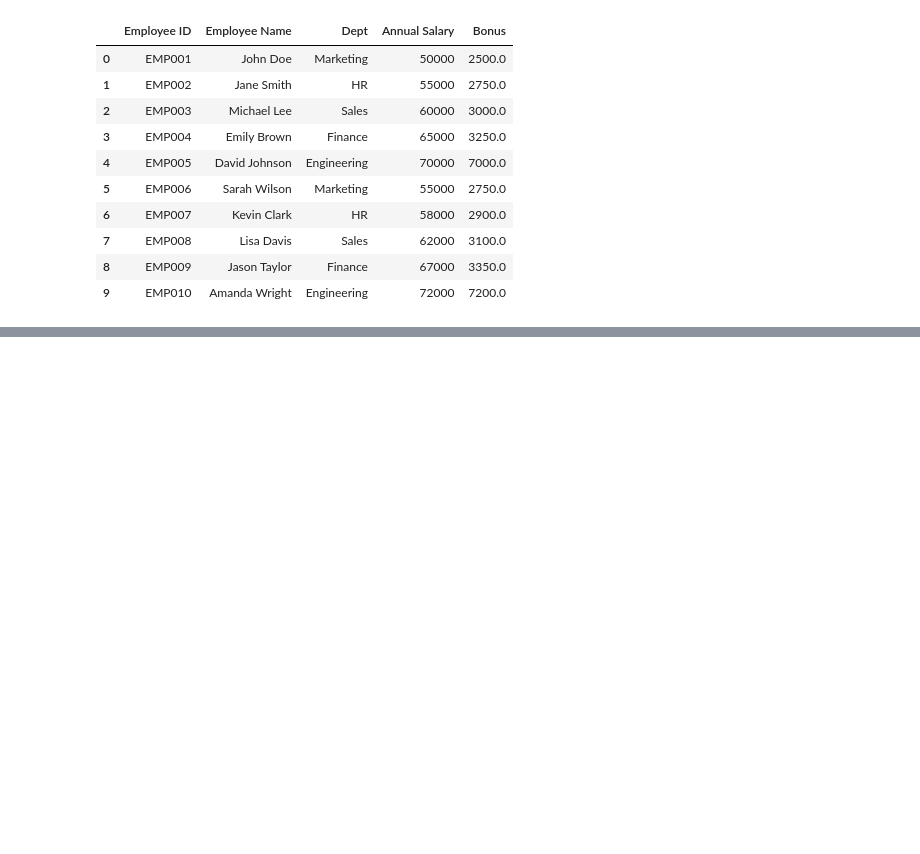
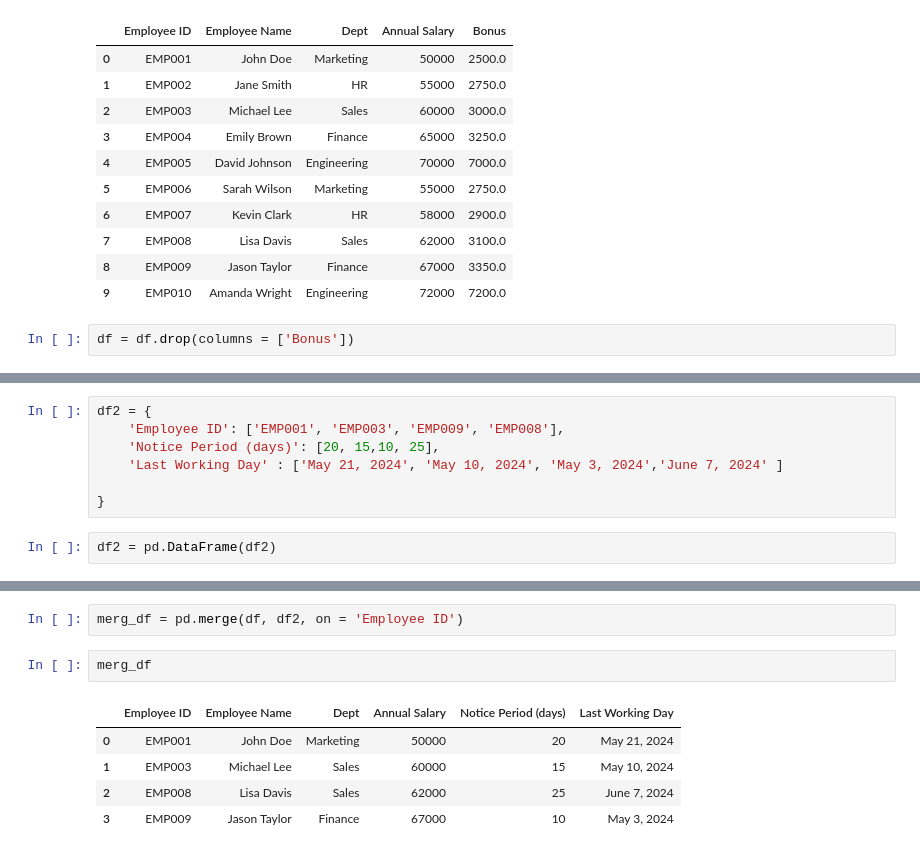
Before and after one commit to akthematrixsriker/Data-Analysis-Pandas, a Jupyter notebook: EmpData.ipynb, the cells around one changed output, grey strips where cells are left out. Cells and saved outputs as stored; diff of their text form; blank space fills up the shorter version.

Commit message:
Added code for merging dataframes and updating EmpData.ipynb

```diff
--- a/EmpData.ipynb
+++ b/EmpData.ipynb
@@ -380,3 +380,5 @@ df
 | 7 | EMP008 | Lisa Davis | Sales | 62000 | 3100.0 |
 | 8 | EMP009 | Jason Taylor | Finance | 67000 | 3350.0 |
 | 9 | EMP010 | Amanda Wright | Engineering | 72000 | 7200.0 |
+# %%
+df = df.drop(columns = ['Bonus'])
@@ -382,0 +399,9 @@ df
+# %%
+df2 = {
+    'Employee ID': ['EMP001', 'EMP003', 'EMP009', 'EMP008'],
+    'Notice Period (days)': [20, 15,10, 25],
+    'Last Working Day' : ['May 21, 2024', 'May 10, 2024', 'May 3, 2024','June 7, 2024' ]
+
+}
+# %%
+df2 = pd.DataFrame(df2)
@@ -382,0 +430,10 @@ df
+# %%
+merg_df = pd.merge(df, df2, on = 'Employee ID')
+# %%
+merg_df
+# %% [output]
+|  | Employee ID | Employee Name | Dept | Annual Salary | Notice Period (days) | Last Working Day |
+| 0 | EMP001 | John Doe | Marketing | 50000 | 20 | May 21, 2024 |
+| 1 | EMP003 | Michael Lee | Sales | 60000 | 15 | May 10, 2024 |
+| 2 | EMP008 | Lisa Davis | Sales | 62000 | 25 | June 7, 2024 |
+| 3 | EMP009 | Jason Taylor | Finance | 67000 | 10 | May 3, 2024 |
```
Also changed, not shown: parts of 3 cells of this notebook.
